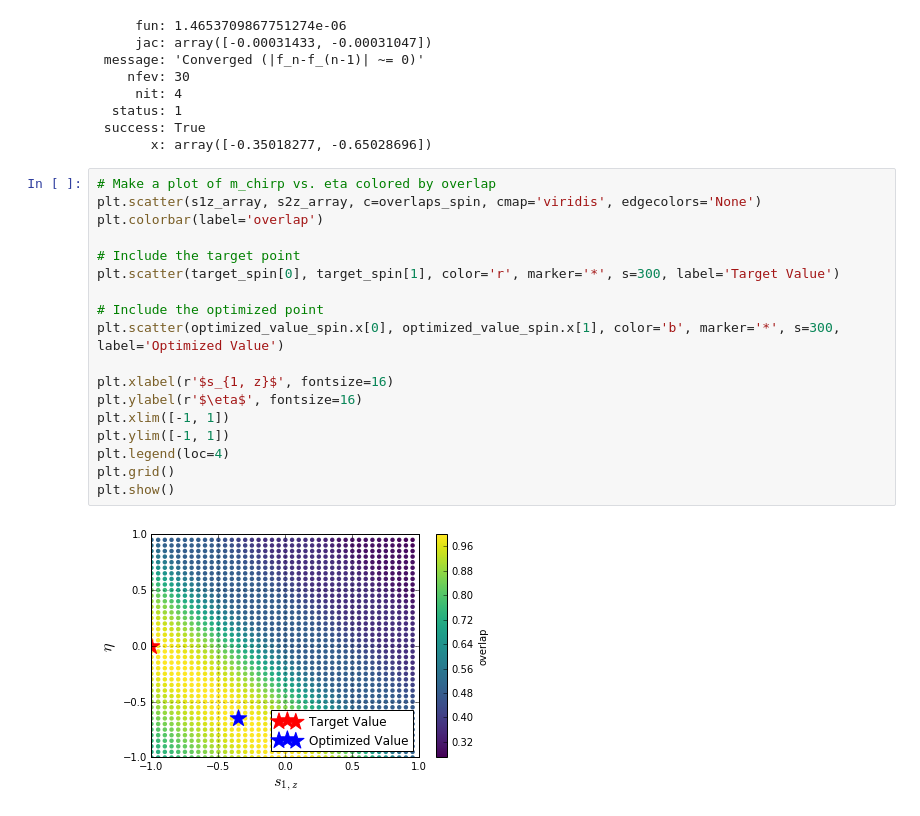
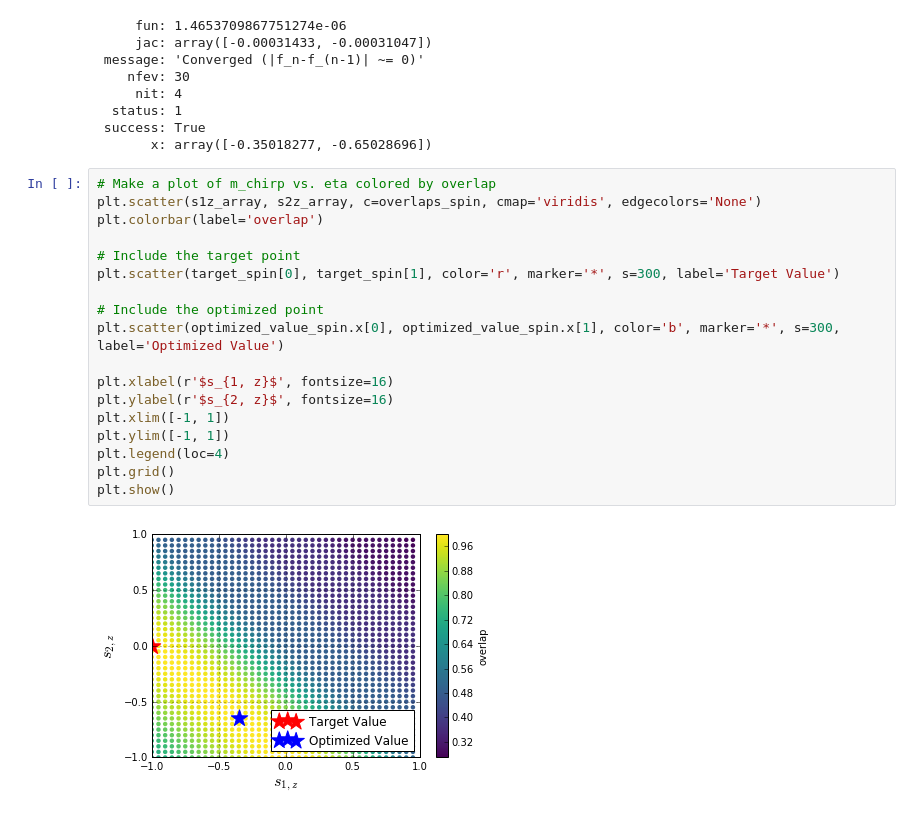
Before and after one commit to CIERA-Northwestern/precession_measurability, a Jupyter notebook: waveform_overlaps.ipynb, the cells around one changed output. Drawn from its saved outputs; the diff is of its cells as text.

```diff
--- a/waveform_overlaps.ipynb
+++ b/waveform_overlaps.ipynb
@@ -463,20 +463,20 @@ optimized_value_spin
 # %%
 # Make a plot of m_chirp vs. eta colored by overlap
 plt.scatter(s1z_array, s2z_array, c=overlaps_spin, cmap='viridis', edgecolors='None')
 plt.colorbar(label='overlap')
 
 # Include the target point
 plt.scatter(target_spin[0], target_spin[1], color='r', marker='*', s=300, label='Target Value')
 
 # Include the optimized point
 plt.scatter(optimized_value_spin.x[0], optimized_value_spin.x[1], color='b', marker='*', s=300, label='Optimized Value')
 
 plt.xlabel(r'$s_{1, z}$', fontsize=16)
-plt.ylabel(r'$\eta$', fontsize=16)
+plt.ylabel(r'$s_{2, z}$', fontsize=16)
 plt.xlim([-1, 1])
 plt.ylim([-1, 1])
 plt.legend(loc=4)
 plt.grid()
 plt.show()
 # %% [output]
-[figure, old version]
+[figure, new version]
```
